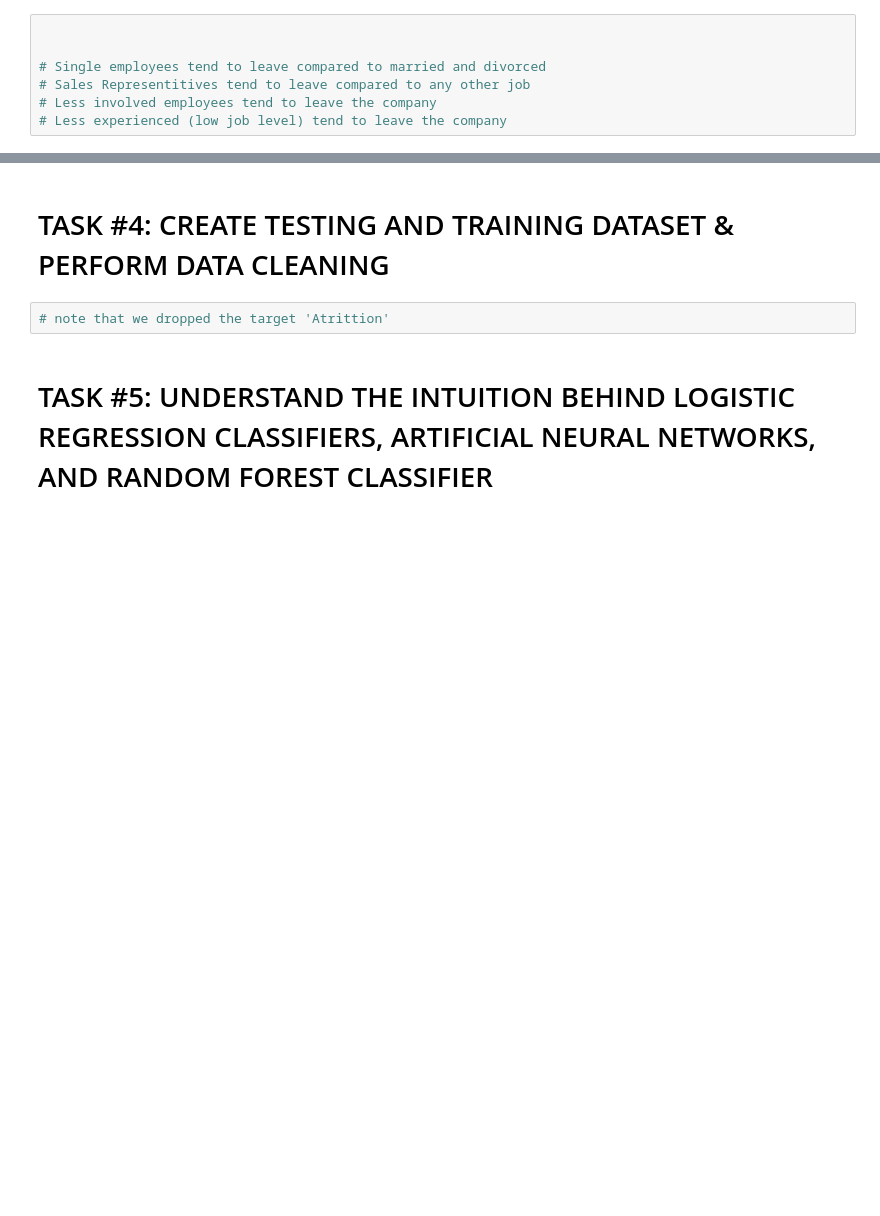
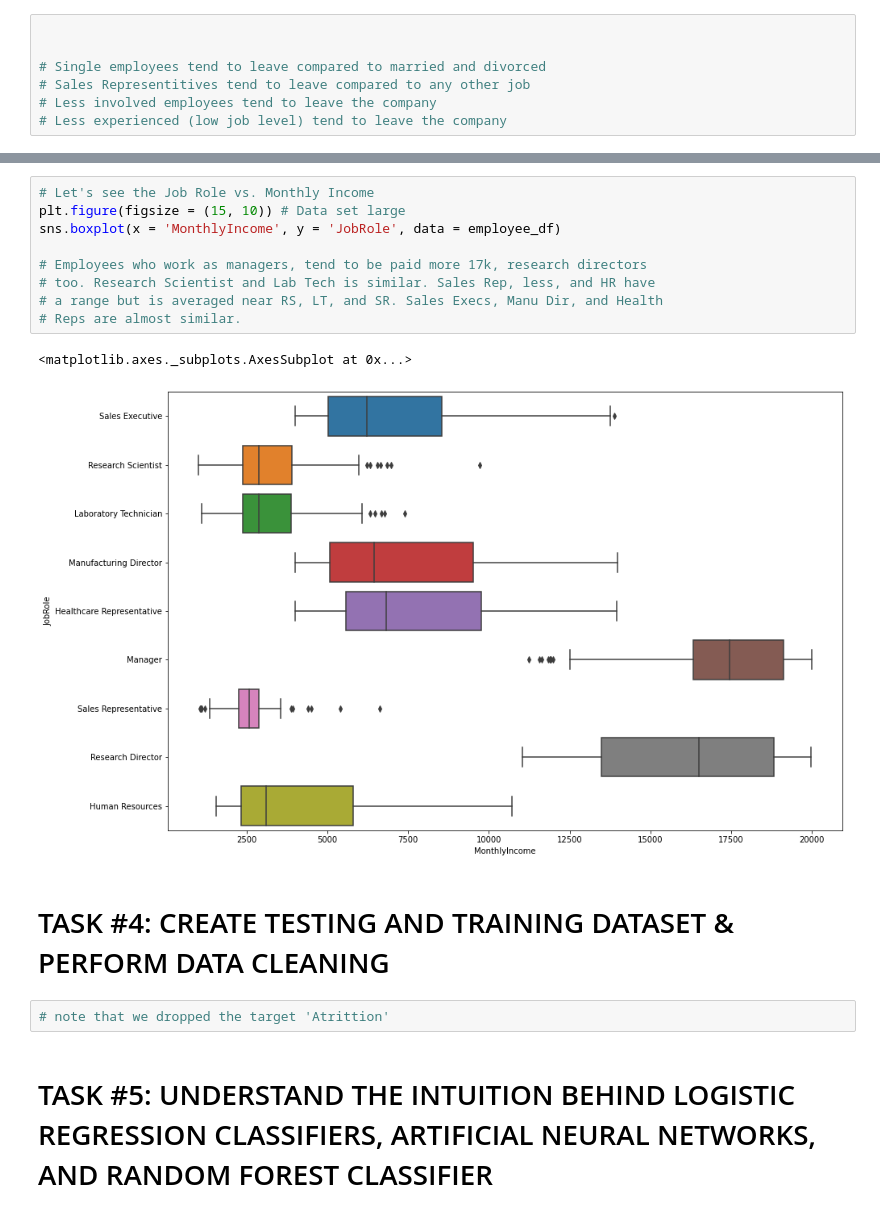
Before and after one commit to lavarius/DSCaseStudies, a Jupyter notebook: CS_Human_Resources_Department_Skeleton.ipynb, the cells around one changed output, grey strips where cells are left out. Saved outputs shown, nothing was run; the diff lists cells and outputs as text; blank space fills up the shorter version.

```diff
--- a/CS_Human_Resources_Department_Skeleton.ipynb
+++ b/CS_Human_Resources_Department_Skeleton.ipynb
@@ -207,3 +268,15 @@ sns.countplot(x = 'JobLevel', hue = 'Attrition', data = employee_df)
+# %%
+# Let's see the Job Role vs. Monthly Income
+plt.figure(figsize = (15, 10)) # Data set large
+sns.boxplot(x = 'MonthlyIncome', y = 'JobRole', data = employee_df)
+
+# Employees who work as managers, tend to be paid more 17k, research directors
+# too. Research Scientist and Lab Tech is similar. Sales Rep, less, and HR have
+# a range but is averaged near RS, LT, and SR. Sales Execs, Manu Dir, and Health
+# Reps are almost similar.
+# %% [output]
+<matplotlib.axes._subplots.AxesSubplot at 0x...>
+[figure, added]
 # %% [markdown]
 # TASK #4: CREATE TESTING AND TRAINING DATASET & PERFORM DATA CLEANING
 # %%
```
Also changed, not shown: parts of 10 cells of this notebook.
